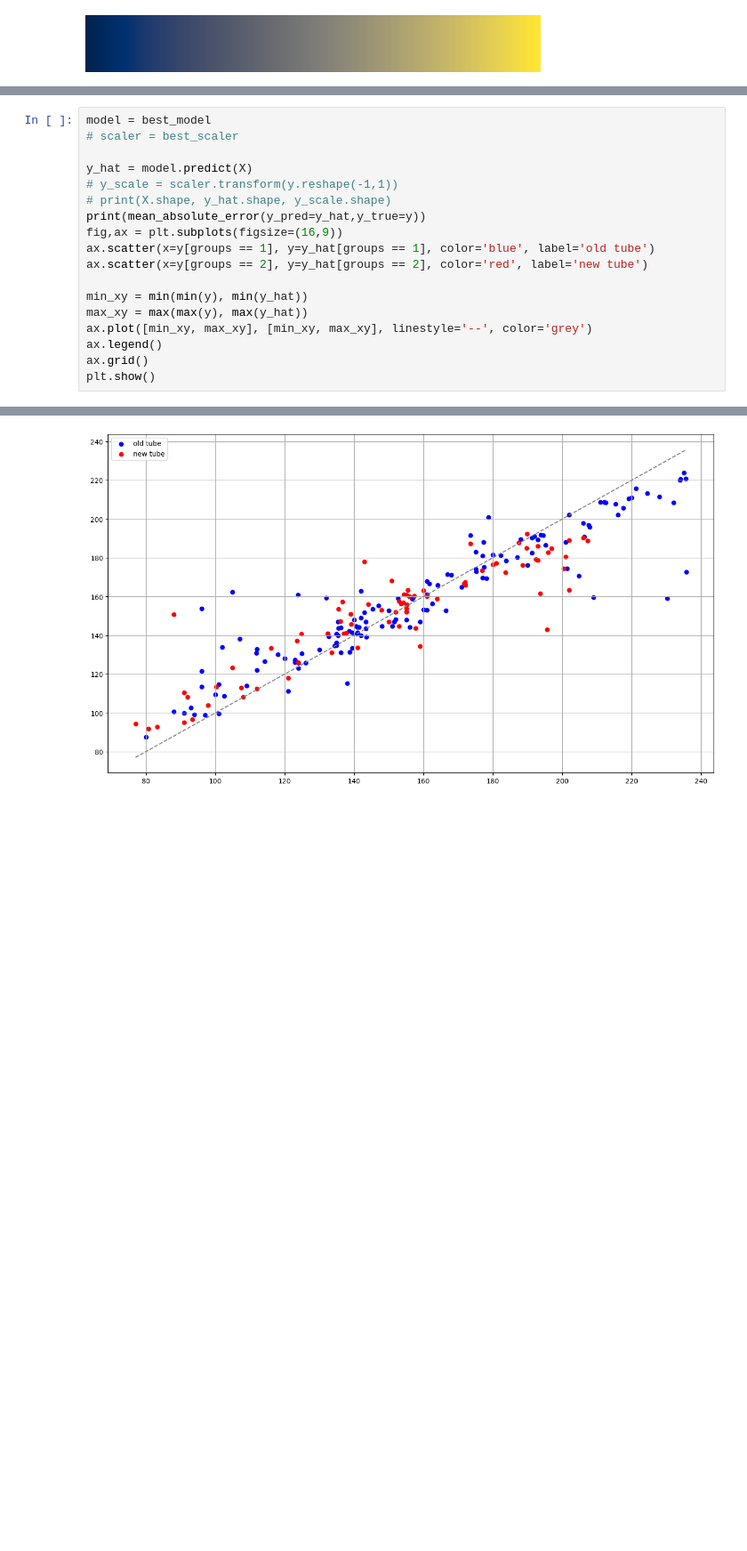
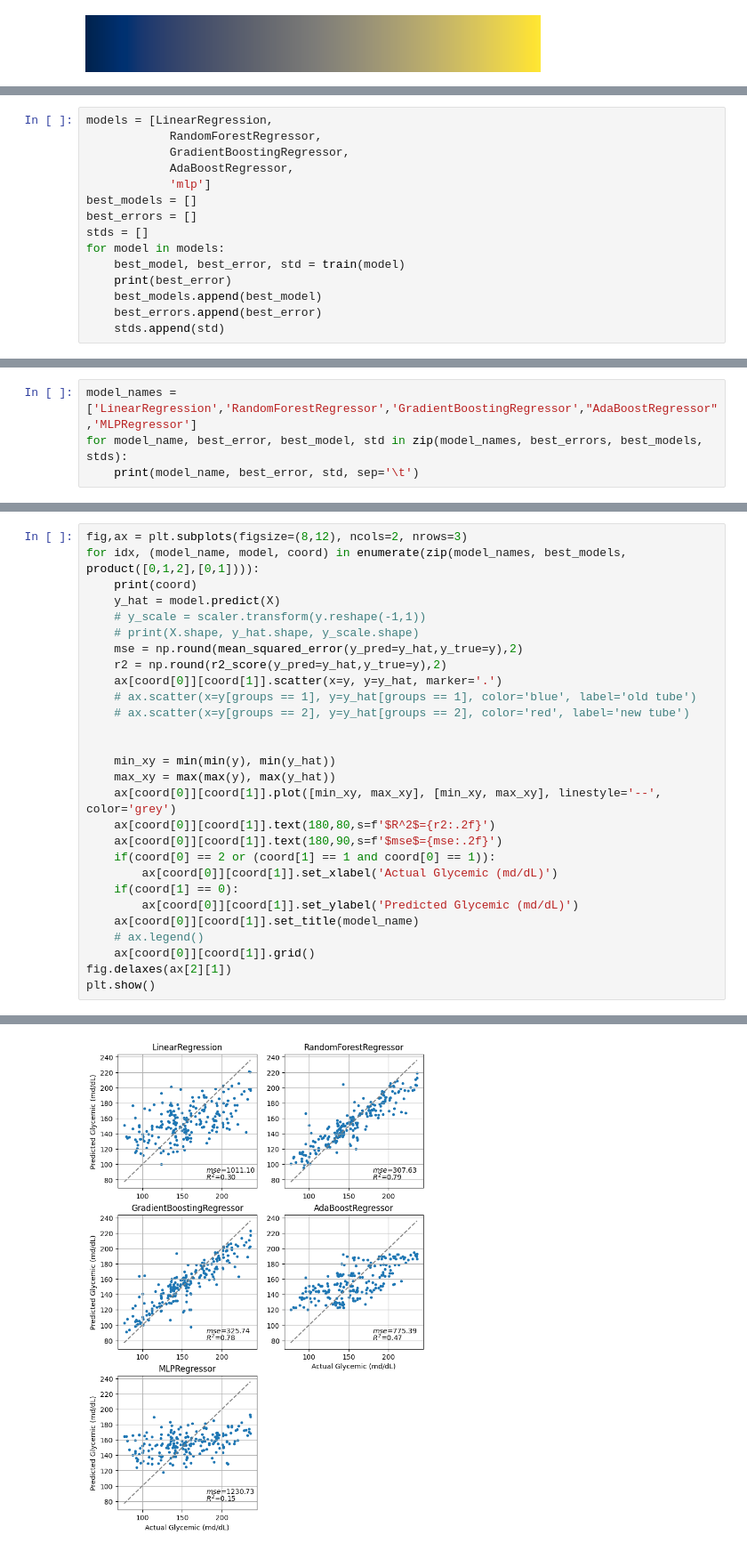
Before and after one commit to fizzyf0xy/Raman, a Jupyter notebook: python/20240327_pilot/ayalysis.ipynb, the cells around one changed output, grey strips where cells are left out. Shown at 89% size. Cells and saved outputs as stored; diff of their text form; blank space fills up the shorter version.

```diff
--- a/python/20240327_pilot/ayalysis.ipynb
+++ b/python/20240327_pilot/ayalysis.ipynb
@@ -340,0 +360,15 @@ for train, test in split.split(X):
+# %%
+models = [LinearRegression,
+            RandomForestRegressor,
+            GradientBoostingRegressor,
+            AdaBoostRegressor,
+            'mlp']
+best_models = []
+best_errors = []
+stds = []
+for model in models:
+    best_model, best_error, std = train(model)
+    print(best_error)
+    best_models.append(best_model)
+    best_errors.append(best_error)
+    stds.append(std)
@@ -340,0 +381,4 @@ for train, test in split.split(X):
+# %%
+model_names = ['LinearRegression','RandomForestRegressor','GradientBoostingRegressor',"AdaBoostRegressor",'MLPRegressor']
+for model_name, best_error, best_model, std in zip(model_names, best_errors, best_models, stds):
+    print(model_name, best_error, std, sep='\t')
@@ -341,19 +396,29 @@ for train, test in split.split(X):
 # %%
-model = best_model
-# scaler = best_scaler
+fig,ax = plt.subplots(figsize=(8,12), ncols=2, nrows=3)
+for idx, (model_name, model, coord) in enumerate(zip(model_names, best_models, product([0,1,2],[0,1]))):
+    print(coord)
+    y_hat = model.predict(X)
+    # y_scale = scaler.transform(y.reshape(-1,1))
+    # print(X.shape, y_hat.shape, y_scale.shape)
+    mse = np.round(mean_squared_error(y_pred=y_hat,y_true=y),2)
+    r2 = np.round(r2_score(y_pred=y_hat,y_true=y),2)
+    ax[coord[0]][coord[1]].scatter(x=y, y=y_hat, marker='.')
+    # ax.scatter(x=y[groups == 1], y=y_hat[groups == 1], color='blue', label='old tube')
+    # ax.scatter(x=y[groups == 2], y=y_hat[groups == 2], color='red', label='new tube')
 
-y_hat = model.predict(X)
-# y_scale = scaler.transform(y.reshape(-1,1))
-# print(X.shape, y_hat.shape, y_scale.shape)
-print(mean_absolute_error(y_pred=y_hat,y_true=y))
-fig,ax = plt.subplots(figsize=(16,9))
-ax.scatter(x=y[groups == 1], y=y_hat[groups == 1], color='blue', label='old tube')
-ax.scatter(x=y[groups == 2], y=y_hat[groups == 2], color='red', label='new tube')
 
-min_xy = min(min(y), min(y_hat))
-max_xy = max(max(y), max(y_hat))
-ax.plot([min_xy, max_xy], [min_xy, max_xy], linestyle='--', color='grey')
-ax.legend()
-ax.grid()
+    min_xy = min(min(y), min(y_hat))
+    max_xy = max(max(y), max(y_hat))
+    ax[coord[0]][coord[1]].plot([min_xy, max_xy], [min_xy, max_xy], linestyle='--', color='grey')
+    ax[coord[0]][coord[1]].text(180,80,s=f'$R^2$={r2:.2f}')
+    ax[coord[0]][coord[1]].text(180,90,s=f'$mse$={mse:.2f}')
+    if(coord[0] == 2 or (coord[1] == 1 and coord[0] == 1)):
+        ax[coord[0]][coord[1]].set_xlabel('Actual Glycemic (md/dL)')
+    if(coord[1] == 0):
+        ax[coord[0]][coord[1]].set_ylabel('Predicted Glycemic (md/dL)')
+    ax[coord[0]][coord[1]].set_title(model_name)
+    # ax.legend()
+    ax[coord[0]][coord[1]].grid()
+fig.delaxes(ax[2][1])
 plt.show()
 # %% [output]
@@ -361 +430 @@ plt.show()
-[figure, old version]
+[figure, new version]
```
Also changed, not shown: parts of 11 cells of this notebook.
